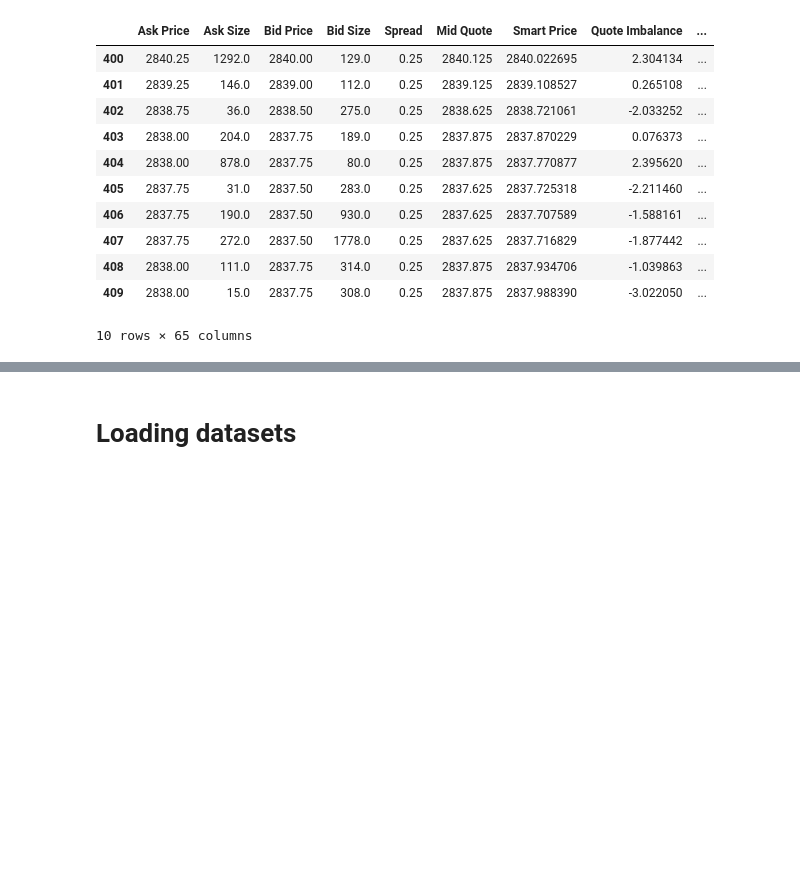
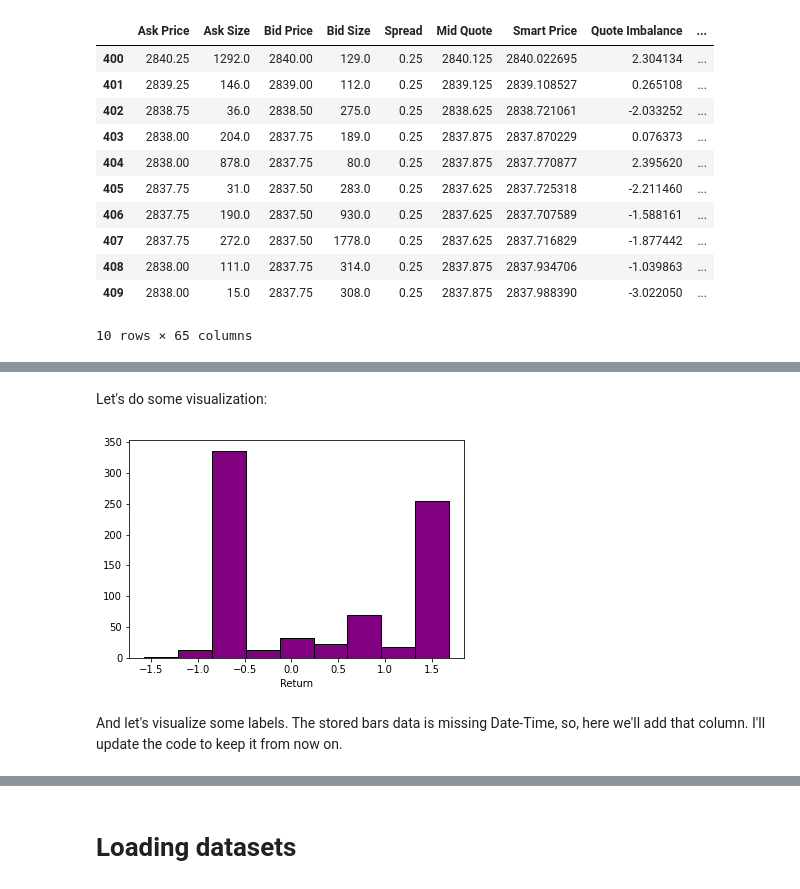
Before and after one commit to elviajero83/fin_research, a Jupyter notebook: notebooks/09-Project Review.ipynb, the cells around one changed output, grey strips where cells are left out. Drawn from its saved outputs; the diff is of its cells as text; code cells hidden in the pictures; blank space fills up the shorter version.

Commit message:
visualization

```diff
--- a/notebooks/09-Project Review.ipynb
+++ b/notebooks/09-Project Review.ipynb
@@ -232,0 +287,11 @@ Index(['Ask Price', 'Ask Size', 'Bid Price', 'Bid Size', 'Spread', 'Mid Quote',
+# %% [markdown]
+Let's do some visualization:
+# %%
+# hist = bars_df["long_return_1"].hist(bins=20, xlabel ="return")
+fig, ax = plt.subplots()
+plt.hist(bars_df["long_return_1"], bins=9, align='right', color='purple', edgecolor='black');
+ax.set_xlabel("Return");
+# %% [output]
+[figure, added]
+# %% [markdown]
+And let's visualize some labels. The stored bars data is missing Date-Time, so, here we'll add that column. I'll update the code to keep it from now on.
```
Also changed, not shown: parts of 25 cells of this notebook, 1 other file.
